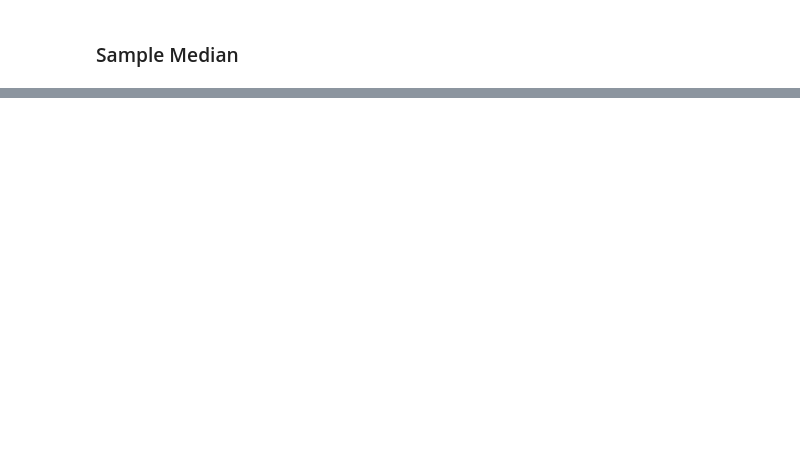
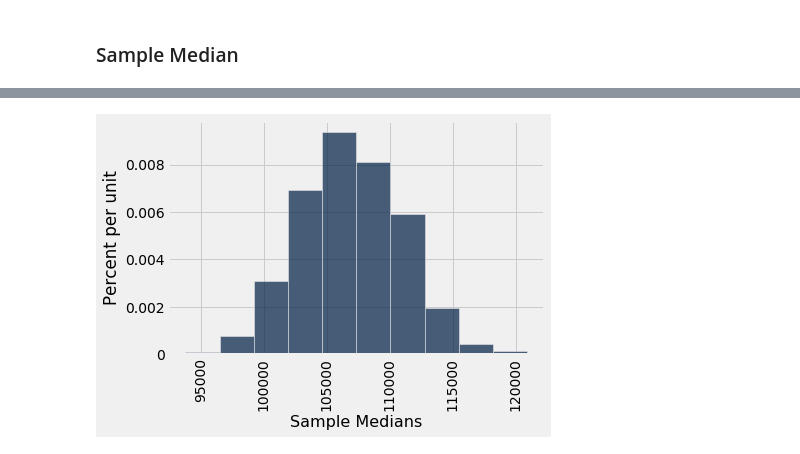
Before and after one commit to data-8/materials-sp19, a Jupyter notebook: lec/lec23.ipynb, the cells around one changed output, grey strips where cells are left out. Saved outputs shown, nothing was run; the diff lists cells and outputs as text; code cells hidden in the pictures; blank space fills up the shorter version.

```diff
--- a/lec/lec23.ipynb
+++ b/lec/lec23.ipynb
@@ -56,12 +111,0 @@ def one_bootstrap_interval():
-# %%
-boot_interval_upper = make_array()
-boot_interval_lower = make_array()
-
-for i in np.arange(200):
-    new_interval = one_bootstrap_interval()
-    boot_interval_lower = np.append(boot_interval_lower, new_interval.item(0))
-    boot_interval_upper = np.append(boot_interval_upper, new_interval.item(1))
-
-intervals = Table().with_column('Lower Limits', boot_interval_lower,
-                                'Upper Limits', boot_interval_upper,
-                                'True Median', pop_median)
@@ -69,0 +112,10 @@ intervals
+# %%
+sample_medians = make_array()
+
+for i in np.arange(1000):
+    new_median = percentile(50, sf.sample(300, with_replacement=False).column('Total Compensation'))
+    sample_medians = np.append(sample_medians, new_median)
+# %%
+Table().with_column('Sample Medians', sample_medians).hist()
+# %% [output]
+[figure, added]
```
Also changed, not shown: parts of 20 cells of this notebook, 1 other file.
